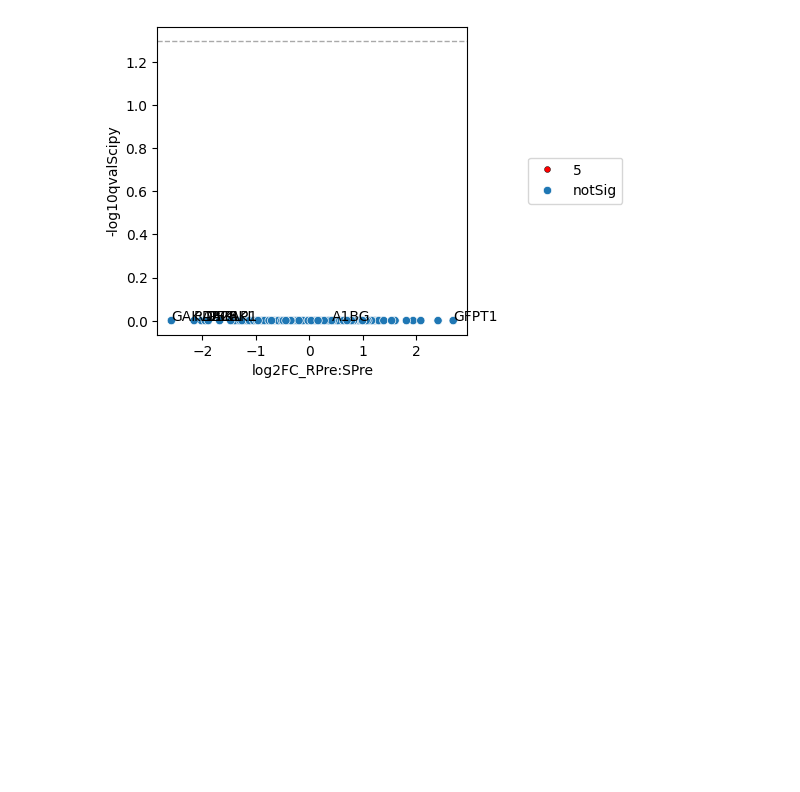
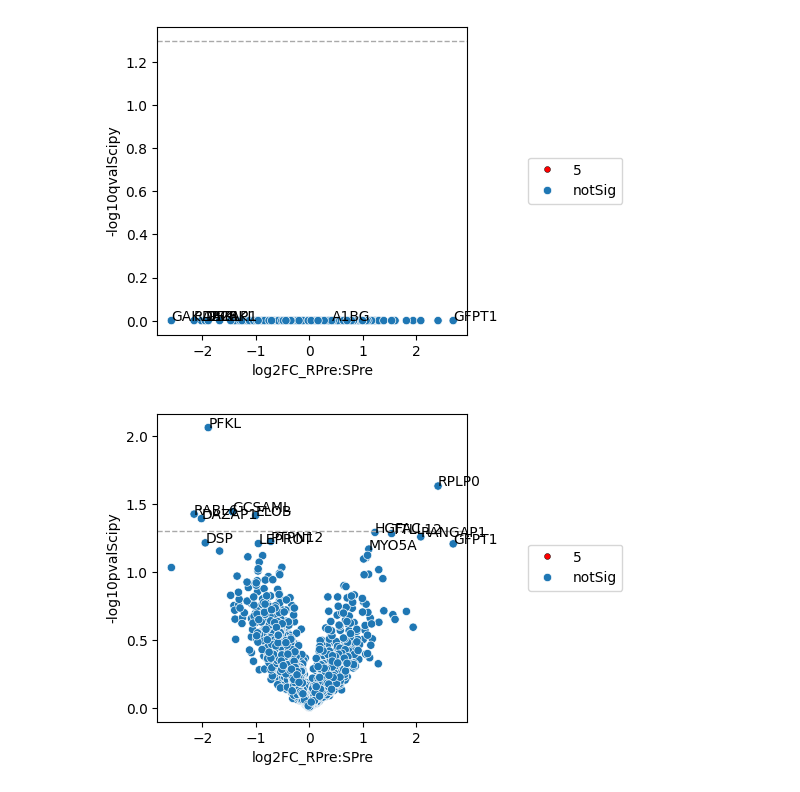
Before and after one commit to HeldLab/sarcomaEVs, a Jupyter notebook: VanTineEtAl_Fig5_VolcanoPlot_resistantPatients_PreVsPost.ipynb.ipynb, the cells around one changed output. Drawn from its saved outputs; the diff is of its cells as text; code cells hidden in the pictures; blank space fills up the shorter version.

```diff
--- a/VanTineEtAl_Fig5_VolcanoPlot_resistantPatients_PreVsPost.ipynb.ipynb
+++ b/VanTineEtAl_Fig5_VolcanoPlot_resistantPatients_PreVsPost.ipynb.ipynb
@@ -33,7 +30,7 @@ os.chdir('/Users/jasonheld/Manuscripts/2022_Sarcoma-Exosomes/Figure4 data_Sensti
 # %%
-# ProteinQuantitationWithSampleMetadata.xlsx is on the SarcomaEV github page
+# import data from github
 
-dfSarcoma = pd.read_excel('/Users/jasonheld/Manuscripts/2022_Sarcoma-Exosomes/vanTine_001_FinalDataWithControls/MQ/vanTine_001_90_samples/Protein/Model/ProteinQuantitationWithSampleMetadata.xlsx', sheet_name='Sheet1')
+dfSarcoma = pd.read_excel('/Users/jasonheld/Manuscripts/2022_Sarcoma-Exosomes/vanTine_001_FinalDataWithControls/MQ/vanTine_001_90_samples/Protein/Model/Protein_pVals_Final_WithMetaData.xlsx', sheet_name='Sheet1')
 # %%
 parser = 'group'
 # %%
@@ -71,11 +76,12 @@ dfProtein = df
 # %% [markdown]
 #### annotate merged long/tidy data with uniprot IDs (or other metadata)
 # %%
-# make dfUniprot for annotation, uniprotAnnotationsForFigure2.xlsx is on the SarcomaEV GitHub page
+# make dfUniprot for annotation, this excel file is on the associated GitHub page
 
-dfUniprot = pd.read_excel('/Users/jasonheld/Manuscripts/2022_Sarcoma-Exosomes/Figure2_Data_CancerVsNormal/uniprotAnnotationsForFigure2.xlsx')
+dfUniprot = pd.read_excel('/Users/jasonheld/Manuscripts/2022_Sarcoma-Exosomes/Figure2_Data_CancerVsNormal/uniprot-download_true_fields_accession_2Creviewed_2Cid_2Cprotein_nam-2023.03.17-19.33.16.44.xlsx')
 dfUniprot = dfUniprot.rename(columns={'Entry' : 'protAcc'})
 dfUniprot = dfUniprot.rename(columns={'Gene Names (primary)' : 'geneNamePrimary'})
 dfUniprot = dfUniprot.drop(columns=['Length','Entry Name','Organism','Gene Names'])
 dfUniprot['protAcc'] = dfUniprot['protAcc'].astype(str)
 dfUniprot.drop_duplicates(subset=['protAcc'], inplace = True)
+dfUniprot
@@ -263,10 +297,12 @@ dfStats['log2FC_RPre:SPre'] = dfStats['FC_RPre:SPre']
 # -log10 q values
 dfStats['-log10qvalScipy'] = np.log10(dfStats['qvalScipy']).mul(-1)
 dfStats['-log10qvalScipyRank'] = dfStats['-log10qvalScipy'].rank(method = 'first', ascending = False)
+dfStats['-log10pvalScipy'] = np.log10(dfStats['pvalScipy']).mul(-1)
+dfStats['-log10pvalScipyRank'] = dfStats['-log10pvalScipy'].rank(method = 'first', ascending = False)
 # %%
-# make annotated volcano plot
+# make annotated volcano plot with qvals
 
-diffExprGeneList = dfStats[dfStats['-log10qvalScipyRank'] < 1.301]['geneNamePrimary'].to_list()
+diffExprGeneList = dfStats[dfStats['-log10qvalScipyRank'] > 1.301]['geneNamePrimary'].to_list()
 diffExprGeneList.extend(dfStats[dfStats['log2FC_RPre:SPre'] < -1.5]['geneNamePrimary'].to_list())
 diffExprGeneList.extend(dfStats[dfStats['log2FC_RPre:SPre'] > 2.5]['geneNamePrimary'].to_list())
 
@@ -310,3 +346,50 @@ plt.legend(bbox_to_anchor=(1.5, .5), loc='center right', borderaxespad=0)
 plt.show()
 # %% [output]
 [figure]
+# %%
+# make annotated volcano plot with pvals for reviewer
+
+diffExprGeneList = dfStats[dfStats['-log10pvalScipyRank'] > 1.301]['geneNamePrimary'].to_list()
+diffExprGeneList.extend(dfStats[dfStats['log2FC_RPre:SPre'] < -1.5]['geneNamePrimary'].to_list())
+diffExprGeneList.extend(dfStats[dfStats['log2FC_RPre:SPre'] > 2.5]['geneNamePrimary'].to_list())
+
+mask = dfStats['geneNamePrimary'].isin(diffExprGeneList)
+annotations = diffExprGeneList
+
+diffExprGeneListAlt = dfStats[dfStats['-log10pvalScipyRank'] < 15]['geneNamePrimary'].to_list()
+diffExprGeneListAlt.extend(dfStats[dfStats['log2FC_RPre:SPre'] < -5]['geneNamePrimary'].to_list())
+diffExprGeneListAlt.extend(dfStats[dfStats['log2FC_RPre:SPre'] > 5]['geneNamePrimary'].to_list())
+
+if len(diffExprGeneList) > 40:
+    mask = dfStats['geneNamePrimary'].isin(diffExprGeneListAlt)
+    annotations = diffExprGeneListAlt
+
+plt.figure(figsize=(4,4))
+
+sns.scatterplot(data = dfStats.loc[mask],
+    x = 'log2FC_RPre:SPre',
+    y = '-log10pvalScipy',
+    size=5,
+    facecolor = 'red',
+    edgecolor = 'black',)
+
+for i in annotations:
+    plt.annotate(i,
+        (dfStats[dfStats.geneNamePrimary == i]['log2FC_RPre:SPre'],
+        dfStats[dfStats.geneNamePrimary == i]['-log10pvalScipy'],
+        )
+    )
+
+sns.scatterplot(
+    data=dfStats,
+    x="log2FC_RPre:SPre",
+    y="-log10pvalScipy",
+    hue = 'sigFDR',
+    ).axhline(
+    1.3, color = 'darkgrey', linestyle = '--', linewidth=1)
+
+plt.legend(bbox_to_anchor=(1.5, .5), loc='center right', borderaxespad=0)
+
+plt.show()
+# %% [output]
+[figure, added]
```
Also changed, not shown: parts of 6 cells of this notebook, 3 other files.
